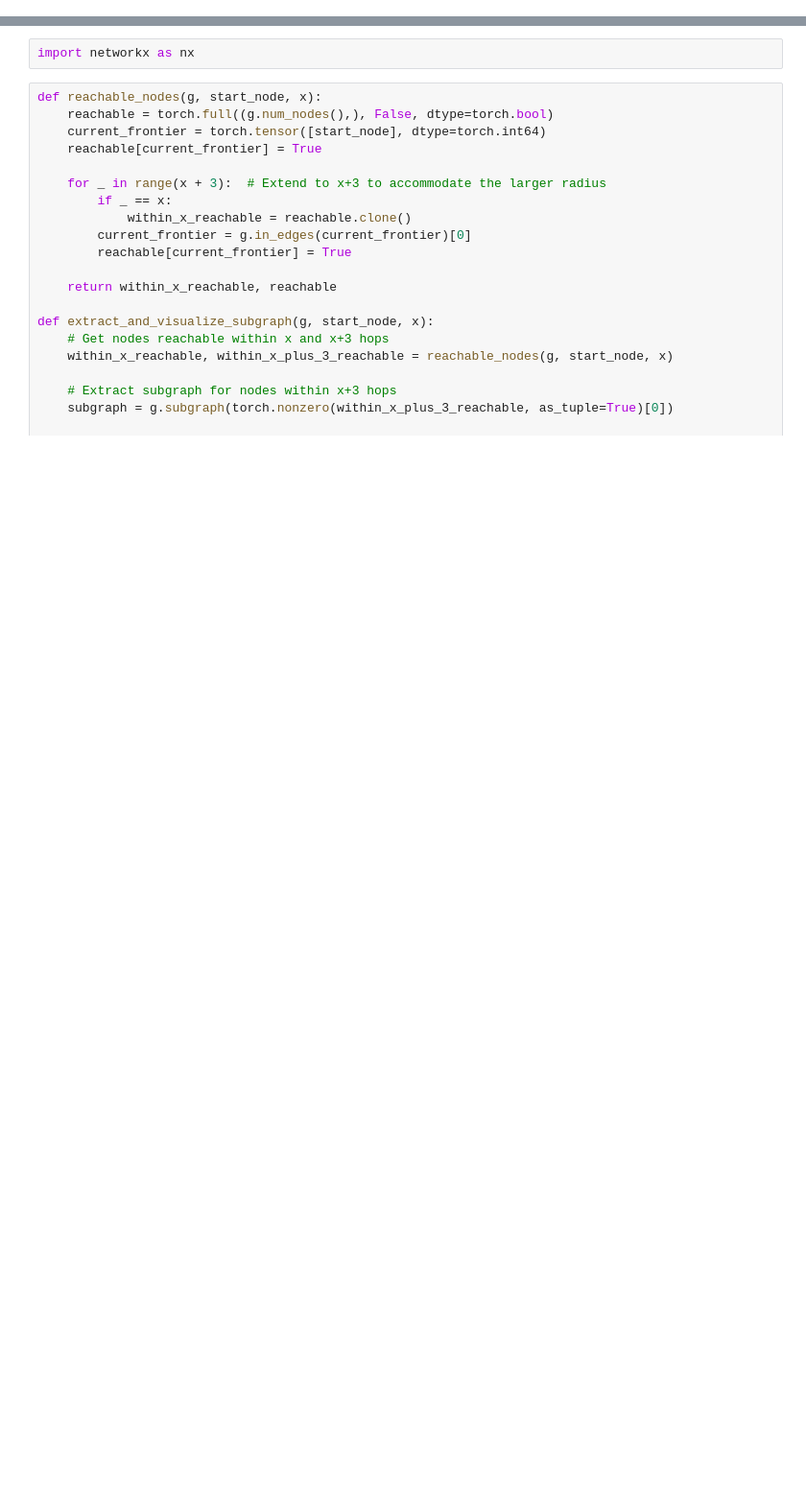
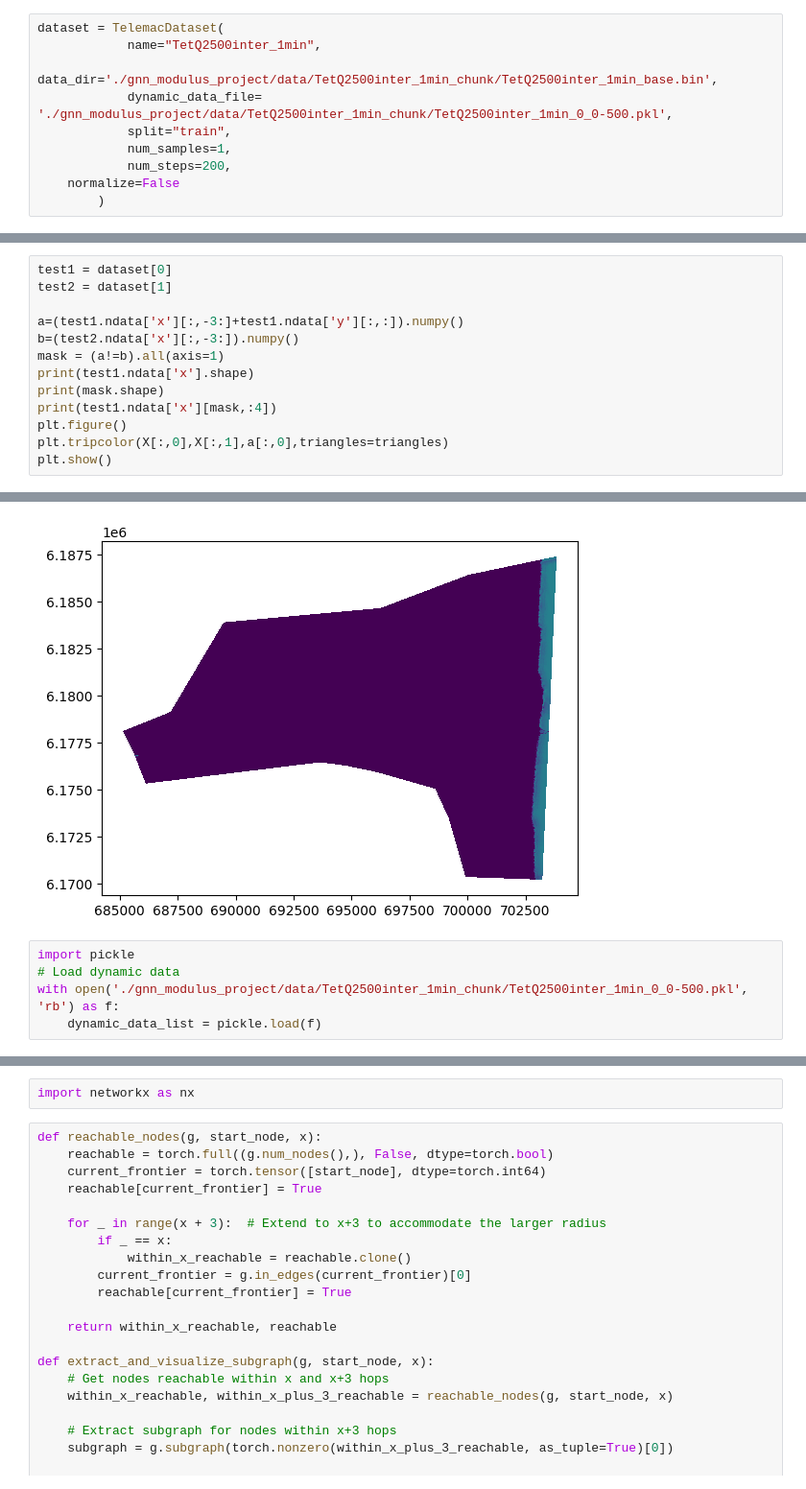
Before and after one commit to vmerc/gnn_modulus_test, a Jupyter notebook: jupyter/test_tet_mesh.ipynb, the cells around one changed output, grey strips where cells are left out. Shown at 96% size. Saved outputs shown, nothing was run; the diff lists cells and outputs as text; blank space fills up the shorter version.

```diff
--- a/jupyter/test_tet_mesh.ipynb
+++ b/jupyter/test_tet_mesh.ipynb
@@ -63,0 +75,10 @@ plt.show()
+# %%
+dataset = TelemacDataset(
+            name="TetQ2500inter_1min",
+            data_dir='./gnn_modulus_project/data/TetQ2500inter_1min_chunk/TetQ2500inter_1min_base.bin',
+            dynamic_data_file= './gnn_modulus_project/data/TetQ2500inter_1min_chunk/TetQ2500inter_1min_0_0-500.pkl',
+            split="train",
+            num_samples=1,
+            num_steps=200,
+    normalize=False
+        )
@@ -63,0 +127,14 @@ plt.show()
+# %%
+test1 = dataset[0]
+test2 = dataset[1]
+
+a=(test1.ndata['x'][:,-3:]+test1.ndata['y'][:,:]).numpy()
+b=(test2.ndata['x'][:,-3:]).numpy()
+mask = (a!=b).all(axis=1)
+print(test1.ndata['x'].shape)
+print(mask.shape)
+print(test1.ndata['x'][mask,:4])
+plt.figure()
+plt.tripcolor(X[:,0],X[:,1],a[:,0],triangles=triangles)
+plt.show()
+# %% [output]
@@ -63,0 +158,6 @@ plt.show()
+[figure, added]
+# %%
+import pickle
+# Load dynamic data
+with open('./gnn_modulus_project/data/TetQ2500inter_1min_chunk/TetQ2500inter_1min_0_0-500.pkl', 'rb') as f:
+    dynamic_data_list = pickle.load(f)
```
Also changed, not shown: parts of 18 cells of this notebook, 9 other files.
